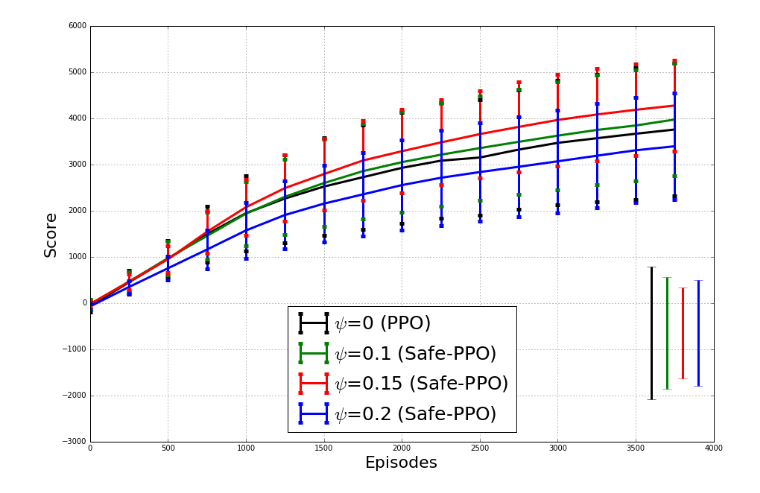
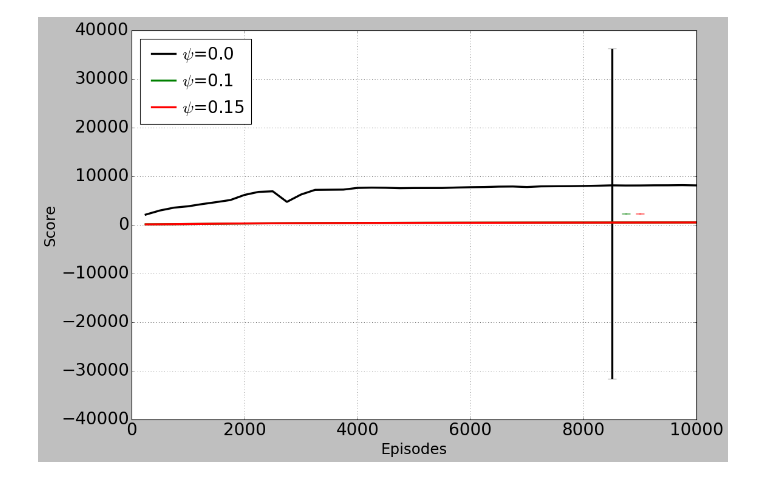
Before and after one commit to arushijain94/SafeAC, a Jupyter notebook: MujocoExp/PlottingMujocoEnv.ipynb, the cells around one changed output. Saved outputs shown, nothing was run; the diff lists cells and outputs as text; code cells hidden in the pictures.

```diff
--- a/MujocoExp/PlottingMujocoEnv.ipynb
+++ b/MujocoExp/PlottingMujocoEnv.ipynb
@@ -16,80 +15,113 @@ from matplotlib.collections import PatchCollection
 import warnings
 warnings.filterwarnings("ignore")
 # %%
+'''
+HC: 20K episodes, b=5,
+Hopper: 30K, b=20, psi_vals = ["0.0","0.025,"0.05","0.075"]
+Ant: 65K b=10,
+Humanoid: 33k b=5
+'HumanoidStandup-v2':
+'''
+
+
 #intermediate plots
-folder_name = "../src/log-files" # Add location from where to read data
-save_folder_name = "../EpisodePlots" # Add location of where to save plots
-env_names = ["HalfCheetah", "Hopper", "Walker", "Ant", "Humanoid"]
-env_index = 0 # 0: Half Cheetah, 1: Hopper, 2: Walker, 3: Ant
-max_episodes = 4000
+folder_name = "./log-files" # Add location from where to read data
+save_folder_name = "./Plots" # Add location of where to save plots
+if not os.path.exists(save_folder_name):
+    os.makedirs(save_folder_name)
+env_names = ["HalfCheetah", "Hopper", "Walker", "Ant", "Humanoid", "HumanoidStandup"]
+env_index = 4# 0: Half Cheetah, 1: Hopper, 2: Walker, 3: Ant, 4: Humanoid, 5: HumanoidStandup
+max_episodes = 10000
 gap_episode = 5 #gap for Halfcheetah = 5, # gap for Walker, Hopper and Ant = 20
+last_eps_mean = 200
+
 ratios = float(max_episodes/gap_episode)
 episodes = np.arange(1,int(ratios)+1)*gap_episode
-psi_vals = ["0.0","0.1","0.15","0.2"]
+psi_vals = ["0.0","0.1", "0.15"]#,"0.125","0.15","0.2"]
+seed_range = np.arange(1,21)
 
-psi_labels = ["0 (PPO)","0.1 (Safe-PPO)","0.15 (Safe-PPO)","0.2 (Safe-PPO)"]
+psi_labels = psi_vals
 colors_list = ["k","g","r","b","orange", "y"]
 dir_names = listdir(folder_name)
 psi_reward_dict = defaultdict(list)
+psi_episode_dict = defaultdict(list)
 min_size_reward = max_episodes
 max_steps = int(max_episodes/gap_episode)
 for c_psi in psi_vals:
     for d in dir_names:
         if os.path.isdir(os.path.join(folder_name,d)):
-            if env_names[env_index] in d and (("_Psi"+ c_psi+"_") in d):
+            if env_names[env_index] in d and d.endswith("_Psi"+ c_psi):
                 dfs=[]
                 run_files = listdir(os.path.join(folder_name,d))
                 for run_ind in run_files:
-                    if "Run" not in run_ind:
+                    seed_num = int(run_ind.split("Seed")[1])
+                    if seed_num not in seed_range:
                         continue
                     if not os.path.isdir(os.path.join(folder_name,d,run_ind)):
                         continue
                     file_name = join(folder_name, d, run_ind,'log.csv')
+                    if os.stat(file_name).st_size == 0:
+                        print("File Empty: ", file_name, " ..........")
+                        continue
+#                     print(file_name)
                     dfs.append(pd.read_csv(file_name))
                 rewards = []
                 for df in dfs:
                     x = df.as_matrix(["_MeanReward"])
+                    eps_x = df.as_matrix(["_Episode"])
                     psi_reward_dict[c_psi].append(x[:int(ratios)].flatten())
+                    psi_episode_dict[c_psi].append(eps_x[:int(ratios)].flatten())
 psi_list =[]
 reward_list= []
+episode_list= []
 for psi_val in psi_reward_dict.keys():
     psi_list.append(psi_val)
     reward = np.asarray(psi_reward_dict[psi_val])
     reward_list.append(reward)
+    episode_list.append(np.asarray(psi_episode_dict[psi_val]))
 
 window = 50
-print("reward list: ", len(reward_list))
-length = int(reward_list[0].shape[1]/ window)
+
+reward_len_list = []
+for k in range(len(reward_list)):
+    for l in range(reward_list[k].shape[0]):
+        reward_len_list.append(len(reward_list[k][l]))
+min_length = min(reward_len_list)
+length = int(min_length/ window)
+print("length: ", length)
 fig, ax = plt.subplots(figsize=(15, 10))
 first_yaxis = 0.
 
 first_loc = []
 for k in range(len(psi_list)):
-    print("k is :", k)
-    print("shape:",reward_list[k].shape)
+    episode = episode_list[k]
     mean_reward = np.mean(reward_list[k], axis = 0).flatten()
+    mean_episode = np.mean(episode_list[k], axis=0).flatten()
     std_dev_reward = np.std(reward_list[k], axis = 0).flatten()
-    new_reward = np.zeros(length+1)
-    new_reward_std = np.zeros(length+1)
+    new_reward = np.zeros(length)
+    new_reward_std = np.zeros(length)
     x_axis = []
 
-    for i in range(length+1):
+    for i in range(length):
         new_reward[i] = np.mean(mean_reward[i*window : i*window + window])
         new_reward_std[i] = np.mean(std_dev_reward[i*window : i*window + window])
-        x_axis.append(i*gap_episode*window)
+        x_axis.append(mean_episode[i*window + window-1])
+#         x_axis.append(i*gap_episode*window)
 
-    mean_val_std_dev = std_dev_reward[-40:].mean() # Make it -40 if gap is 5, else 10 is gap is 20. We are evaluating performance at last 200 episodes
-    mean_val_mean = mean_reward[-10:].mean()
+    mean_val_std_dev = std_dev_reward[-int(last_eps_mean/gap_episode):].mean() # Make it -40 if gap is 5, else 10 is gap is 20. We are evaluating performance at last 200 episodes
+    mean_val_mean = mean_reward[-int(last_eps_mean/gap_episode):].mean()
 
     print("psi :",psi_list[k])
     std_plt = round(mean_val_std_dev,1)
     print("Std Dev: ", std_plt)
     print("mean: ",round (mean_val_mean,1))
 
-    ax.errorbar(x_axis, new_reward, new_reward_std, label = "$\psi$="+psi_labels[k],
-                 barsabove=True, linewidth = 3,capthick = 5, color = colors_list[k] )
+    ax.plot(x_axis, new_reward, label = "$\psi$="+psi_labels[k],
+                 linewidth = 3,color = colors_list[k] )
+#     ax.errorbar(x_axis, new_reward, new_reward_std, label = "$\psi$="+psi_labels[k],
+#                  barsabove=True, linewidth = 3,capthick = 5, color = colors_list[k] )
 
-    axis_coordinates_of_representative_error_bar = (0.90 + k*0.025,0.05)
+    axis_coordinates_of_representative_error_bar = (0.85 + k*0.025,0.05)
     screen_coordinates_of_representative_error_bar = ax.transAxes.transform(axis_coordinates_of_representative_error_bar)
     screen_to_data_transform = ax.transData.inverted().transform
     data_coordinates_of_representative_error_bar = screen_to_data_transform(screen_coordinates_of_representative_error_bar)
@@ -134 +159 @@ mean:  3462.6
-[figure, old version]
+[figure, new version]
```
Also changed, not shown: parts of 2 cells of this notebook, 5 other files.
